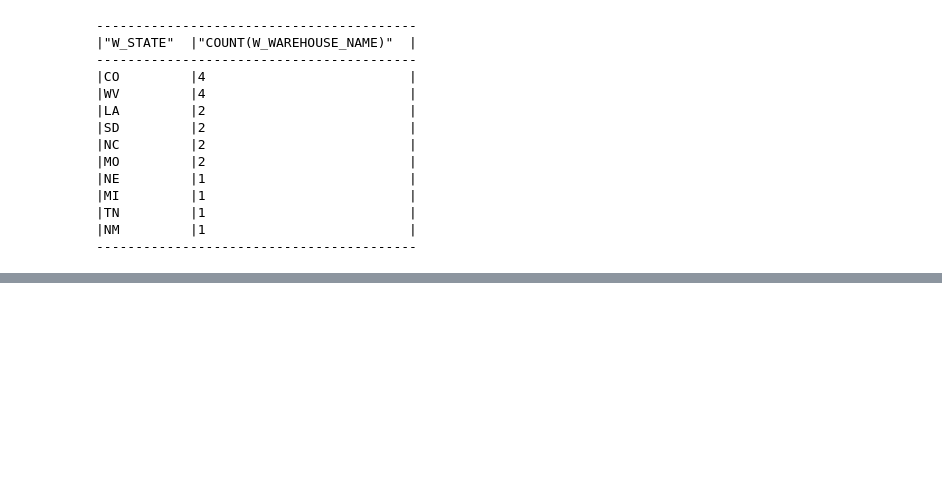
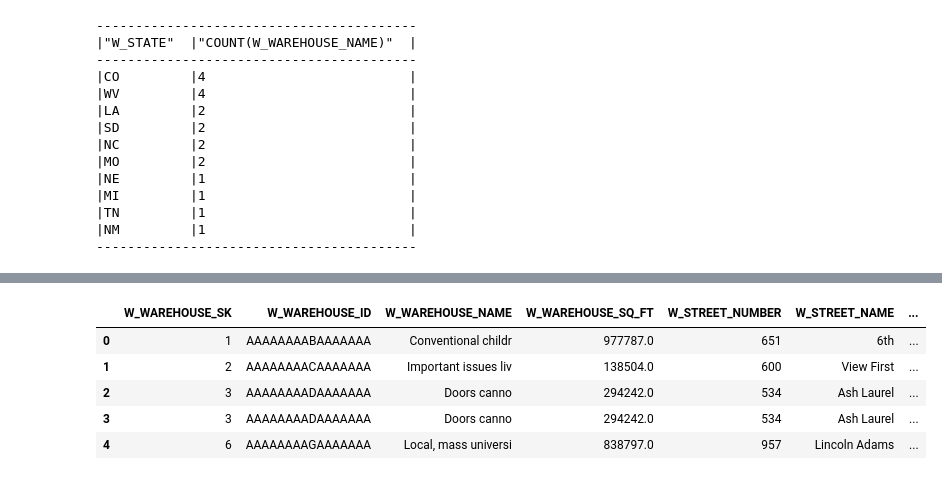
Before and after one commit to goks-98/snowpark, a Jupyter notebook: snowpark_analysis.ipynb, the cells around one changed output, grey strips where cells are left out. Cells and saved outputs as stored; diff of their text form; code cells hidden in the pictures; blank space fills up the shorter version.

```diff
--- a/snowpark_analysis.ipynb
+++ b/snowpark_analysis.ipynb
@@ -90,0 +129,11 @@ weather_df
+# %%
+#Joining tables
+snowflake_df = df_pd.merge(weather_df, how='inner', on='W_ZIP')
+snowflake_df.head()
+# %% [output]
+|  | W_WAREHOUSE_SK | W_WAREHOUSE_ID | W_WAREHOUSE_NAME | W_WAREHOUSE_SQ_FT | W_STREET_NUMBER | W_STREET_NAME | ... |
+| 0 | 1 | AAAAAAAABAAAAAAA | Conventional childr | 977787.0 | 651 | 6th | ... |
+| 1 | 2 | AAAAAAAACAAAAAAA | Important issues liv | 138504.0 | 600 | View First | ... |
+| 2 | 3 | AAAAAAAADAAAAAAA | Doors canno | 294242.0 | 534 | Ash Laurel | ... |
+| 3 | 3 | AAAAAAAADAAAAAAA | Doors canno | 294242.0 | 534 | Ash Laurel | ... |
+| 4 | 6 | AAAAAAAAGAAAAAAA | Local, mass universi | 838797.0 | 957 | Lincoln Adams | ... |
```
Also changed, not shown: parts of 11 cells of this notebook, 2 other files.
